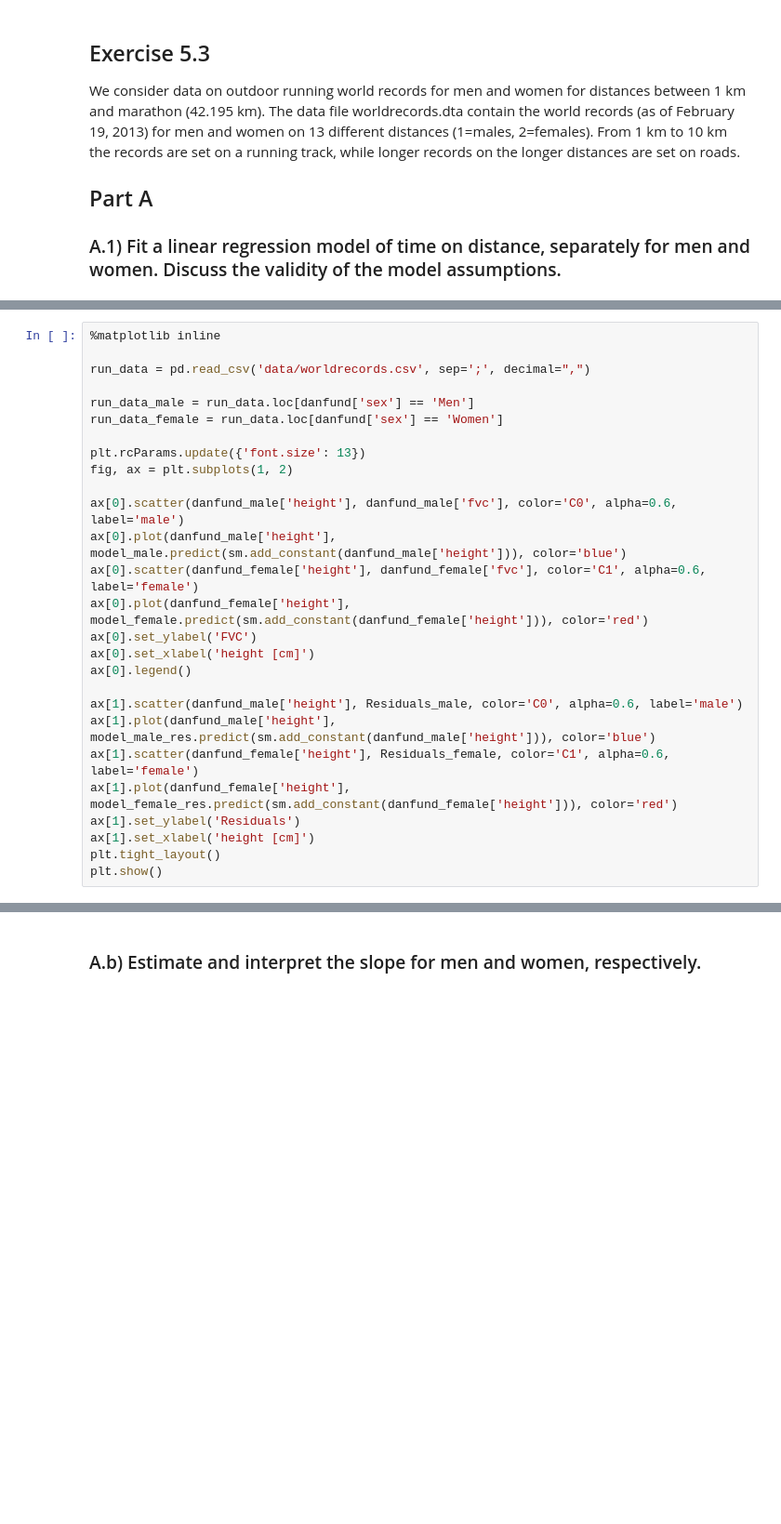
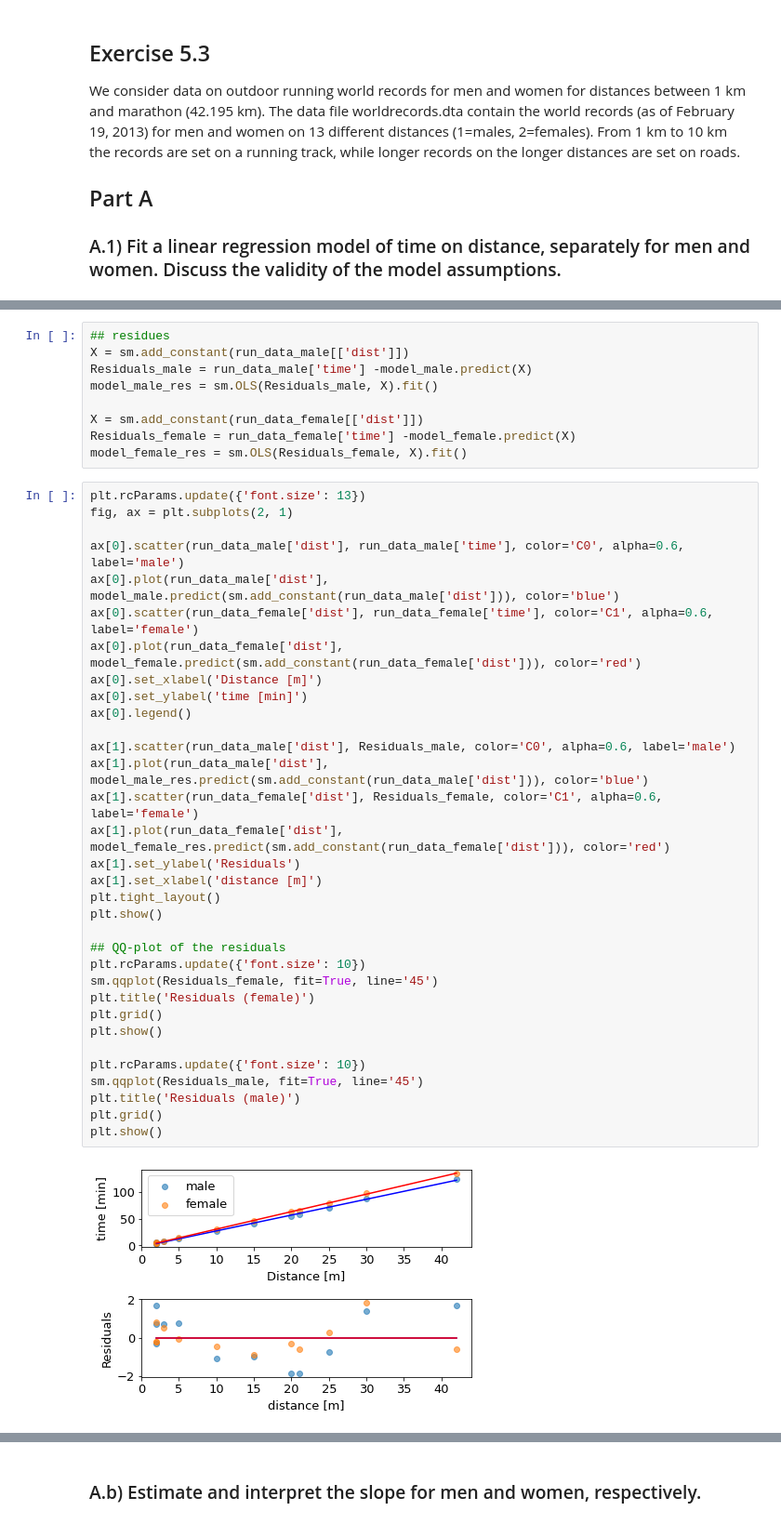
Before and after one commit to liavaldetaro/Biostatistics, a Jupyter notebook: day_5_exercise_3.ipynb, the cells around one changed output, grey strips where cells are left out. Shown at 93% size. Drawn from its saved outputs; the diff is of its cells as text; blank space fills up the shorter version.

```diff
--- a/day_5_exercise_3.ipynb
+++ b/day_5_exercise_3.ipynb
@@ -31,27 +82,44 @@ longer records on the longer distances are set on roads.
+# %%
+## residues
+X = sm.add_constant(run_data_male[['dist']])
+Residuals_male = run_data_male['time'] -model_male.predict(X)
+model_male_res = sm.OLS(Residuals_male, X).fit()
+
+X = sm.add_constant(run_data_female[['dist']])
+Residuals_female = run_data_female['time'] -model_female.predict(X)
+model_female_res = sm.OLS(Residuals_female, X).fit()
 # %%
-%matplotlib inline
+plt.rcParams.update({'font.size': 13})
+fig, ax = plt.subplots(2, 1)
 
-run_data = pd.read_csv('data/worldrecords.csv', sep=';', decimal=",")
-
-run_data_male = run_data.loc[danfund['sex'] == 'Men']
-run_data_female = run_data.loc[danfund['sex'] == 'Women']
-
-plt.rcParams.update({'font.size': 13})
-fig, ax = plt.subplots(1, 2)
-
-ax[0].scatter(danfund_male['height'], danfund_male['fvc'], color='C0', alpha=0.6, label='male')
-ax[0].plot(danfund_male['height'], model_male.predict(sm.add_constant(danfund_male['height'])), color='blue')
-ax[0].scatter(danfund_female['height'], danfund_female['fvc'], color='C1', alpha=0.6, label='female')
-ax[0].plot(danfund_female['height'], model_female.predict(sm.add_constant(danfund_female['height'])), color='red')
-ax[0].set_ylabel('FVC')
-ax[0].set_xlabel('height [cm]')
+ax[0].scatter(run_data_male['dist'], run_data_male['time'], color='C0', alpha=0.6, label='male')
+ax[0].plot(run_data_male['dist'], model_male.predict(sm.add_constant(run_data_male['dist'])), color='blue')
+ax[0].scatter(run_data_female['dist'], run_data_female['time'], color='C1', alpha=0.6, label='female')
+ax[0].plot(run_data_female['dist'], model_female.predict(sm.add_constant(run_data_female['dist'])), color='red')
+ax[0].set_xlabel('Distance [m]')
+ax[0].set_ylabel('time [min]')
 ax[0].legend()
 
-ax[1].scatter(danfund_male['height'], Residuals_male, color='C0', alpha=0.6, label='male')
-ax[1].plot(danfund_male['height'], model_male_res.predict(sm.add_constant(danfund_male['height'])), color='blue')
-ax[1].scatter(danfund_female['height'], Residuals_female, color='C1', alpha=0.6, label='female')
-ax[1].plot(danfund_female['height'], model_female_res.predict(sm.add_constant(danfund_female['height'])), color='red')
+ax[1].scatter(run_data_male['dist'], Residuals_male, color='C0', alpha=0.6, label='male')
+ax[1].plot(run_data_male['dist'], model_male_res.predict(sm.add_constant(run_data_male['dist'])), color='blue')
+ax[1].scatter(run_data_female['dist'], Residuals_female, color='C1', alpha=0.6, label='female')
+ax[1].plot(run_data_female['dist'], model_female_res.predict(sm.add_constant(run_data_female['dist'])), color='red')
 ax[1].set_ylabel('Residuals')
-ax[1].set_xlabel('height [cm]')
+ax[1].set_xlabel('distance [m]')
 plt.tight_layout()
 plt.show()
+
+## QQ-plot of the residuals
+plt.rcParams.update({'font.size': 10})
+sm.qqplot(Residuals_female, fit=True, line='45')
+plt.title('Residuals (female)')
+plt.grid()
+plt.show()
+
+plt.rcParams.update({'font.size': 10})
+sm.qqplot(Residuals_male, fit=True, line='45')
+plt.title('Residuals (male)')
+plt.grid()
+plt.show()
+# %% [output]
+[figure, added]
```
Also changed, not shown: parts of 12 cells of this notebook, 3 other files.
